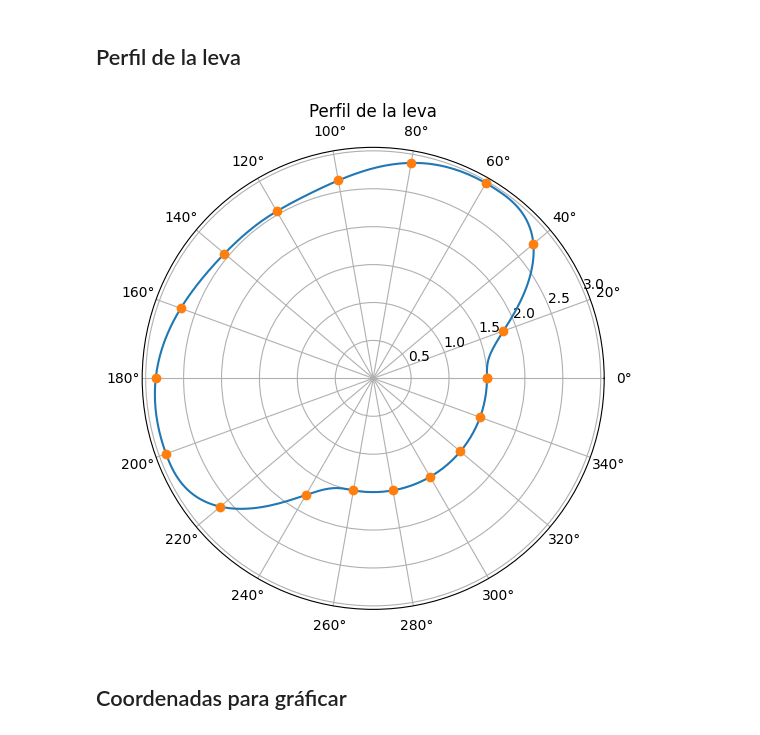
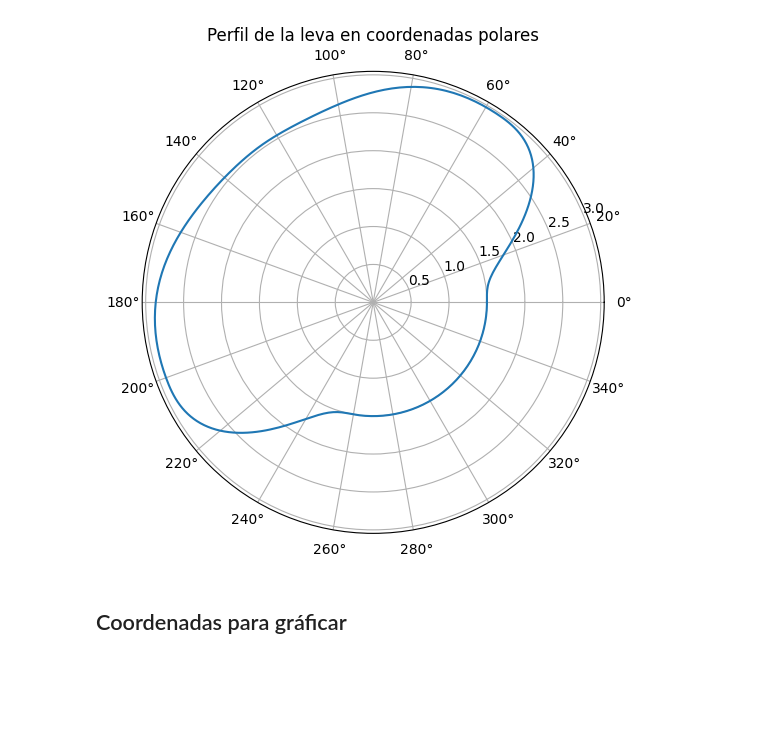
Before and after one commit to linares2ld/LevaMecanica-Graficas-y-Perfil, a Jupyter notebook: Perfil_leva.ipynb, the cells around one changed output. Saved outputs shown, nothing was run; the diff lists cells and outputs as text; code cells hidden in the pictures; blank space fills up the shorter version.

```diff
--- a/Perfil_leva.ipynb
+++ b/Perfil_leva.ipynb
@@ -122,51 +62,15 @@ df_puntos_grafica
-# %% [markdown]
-## Perfil de la leva
-# %%
-radio_leva = 1.5
-
-x = np.linspace(0,360, 361)
-y1 = cd.Cicloidal(L1, x[0:57], 57, "ascenso")
-y2 = cd.Cicloidal(L1_2,x[0:68],68, "descenso")
-y3 = cd.Cicloidal(L2_3,x[0:75],75, "ascenso")
-y4 = cd.Cicloidal(L3,x[0:60],60, "descenso")
-y5 = np.zeros(101)
-y = np.concatenate([y1, y2 + L2, y3 + L2, y4, y5]) + radio_leva
-
-
-x = np.radians(x)
-
-plt.figure(figsize=(6, 6))
-plt.polar(x, y)
-
-x = np.linspace(0,360, 19)
-x = np.radians(x)
-
-y = [y[0],
-     y[20],
-     y[40],
-     y[60],
-     y[80],
-     y[100],
-     y[120],
-     y[140],
-     y[160],
-     y[180],
-     y[200],
-     y[220],
-     y[240],
-     y[260],
-     y[280],
-     y[300],
-     y[320],
-     y[340],
-     y[360]]
-
-plt.polar(x, y, marker = 'o', linestyle='none')
-plt.thetagrids(np.arange(0, 360, 20))
-plt.title('Perfil de la leva')
-plt.show()
-# %% [output]
-[figure, removed]
+# %%
+x = np.linspace(0,360, 361)
+x = np.radians(x)
+
+plt.figure(figsize=(6, 6))
+plt.polar(x, y)
+plt.thetagrids(np.arange(0, 360, 20))
+plt.title('Perfil de la leva en coordenadas polares')
+
+plt.show()
+# %% [output]
+[figure, added]
 # %% [markdown]
 ## Coordenadas para gráficar
 # %%
```
Also changed, not shown: parts of 8 cells of this notebook, 1 other file.
